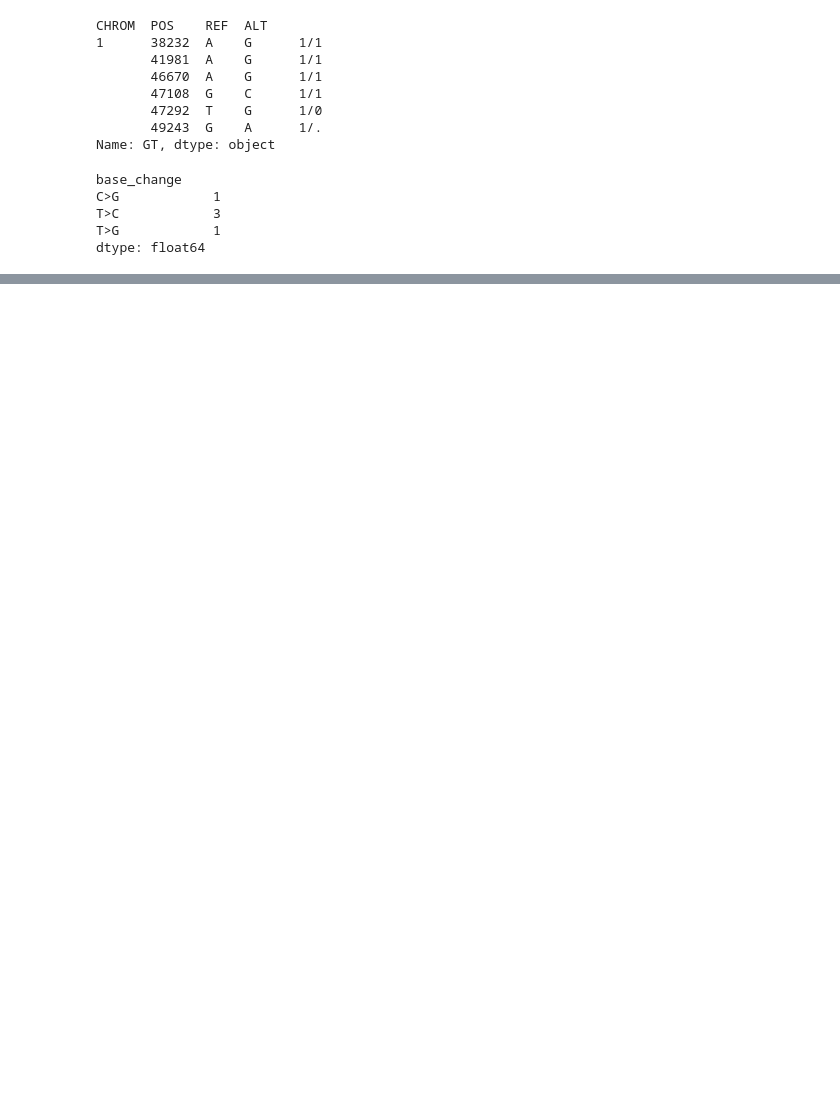
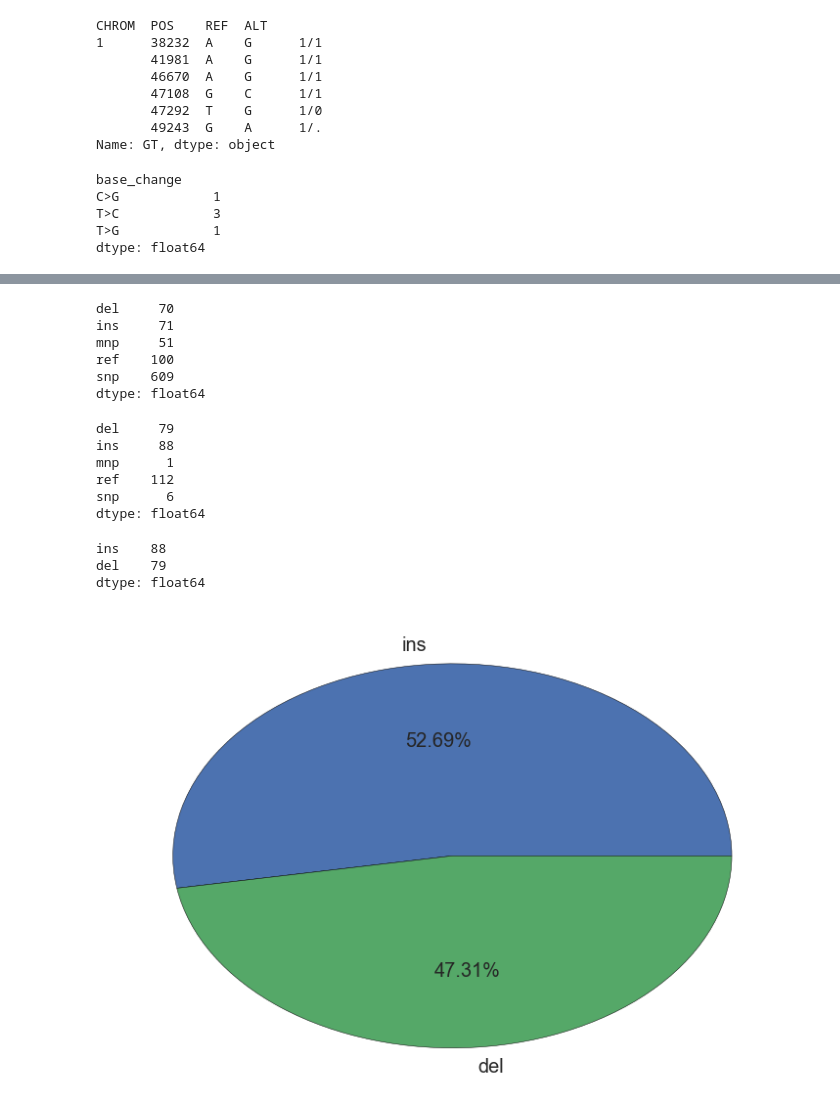
Before and after one commit to Schork-Lab/cg-classifier, a Jupyter notebook: ipynb/example_statistics.ipynb, the cells around one changed output, grey strips where cells are left out. Cells and saved outputs as stored; diff of their text form; code cells hidden in the pictures; blank space fills up the shorter version.

Commit message:
added a few plots to the example_statistics.ipynb

```diff
--- a/ipynb/example_statistics.ipynb
+++ b/ipynb/example_statistics.ipynb
@@ -5,3 +5,6 @@ src_dir = '../cg-classifier/'
 sys.path.append(src_dir)
 import processing.variants, processing.statistics
 reload(processing.statistics)
+
+import seaborn
+seaborn.set_context('poster')
@@ -16,5 +14,5 @@ The autoreload extension is already loaded. To reload it, use:
 # %%
-example = processing.variants.VcfTsv('../data/fp.20000.tsv.gz')
+example = processing.variants.VcfTsv('../data/fp.1000.tsv.gz')
 # %%
 out = open('../data/fakebed.bed','w')
 out.write('1\t38200\t50000\n')
@@ -45,0 +54,31 @@ example_stats.save('../data/example_stats.pickle')
+# %%
+example_stats.counts
+# %% [output]
+del     70
+ins     71
+mnp     51
+ref    100
+snp    609
+dtype: float64
+# %%
+indels = ['ins','del']
+indels = example_stats.df[(example_stats.df.vartype1.isin(indels)) | (example_stats.df.vartype2.isin(indels))]
+# %%
+a1_2 = a1.add(a2,fill_value=0)
+a1_2
+# %% [output]
+del     79
+ins     88
+mnp      1
+ref    112
+snp      6
+dtype: float64
+# %%
+indel_merge = indels.vartype2.value_counts().add(indels.vartype1.value_counts(), fill_value=0)
+indel_merge[['ins','del']].plot(kind='pie',autopct="%1.2f%%", fontsize=20)
+print indel_merge[['ins','del']]
+# %% [output]
+ins    88
+del    79
+dtype: float64
+[figure, added]
```
Also changed, not shown: parts of 15 cells of this notebook.
